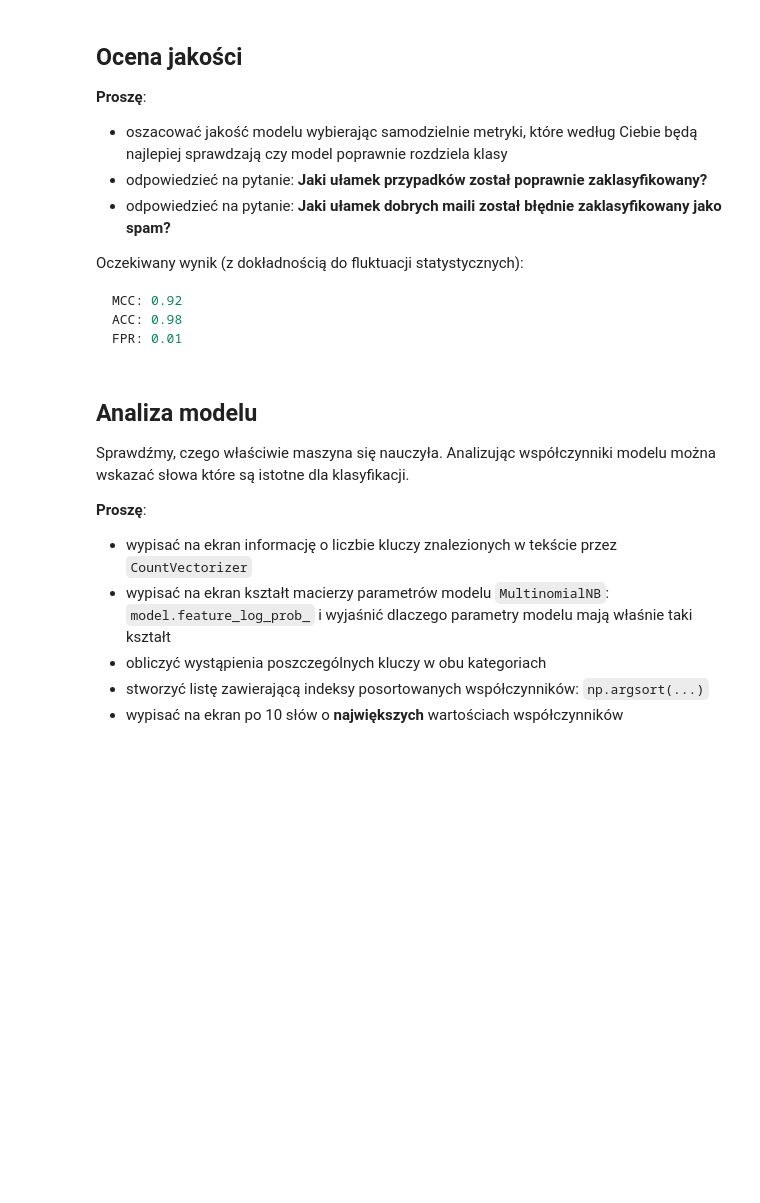
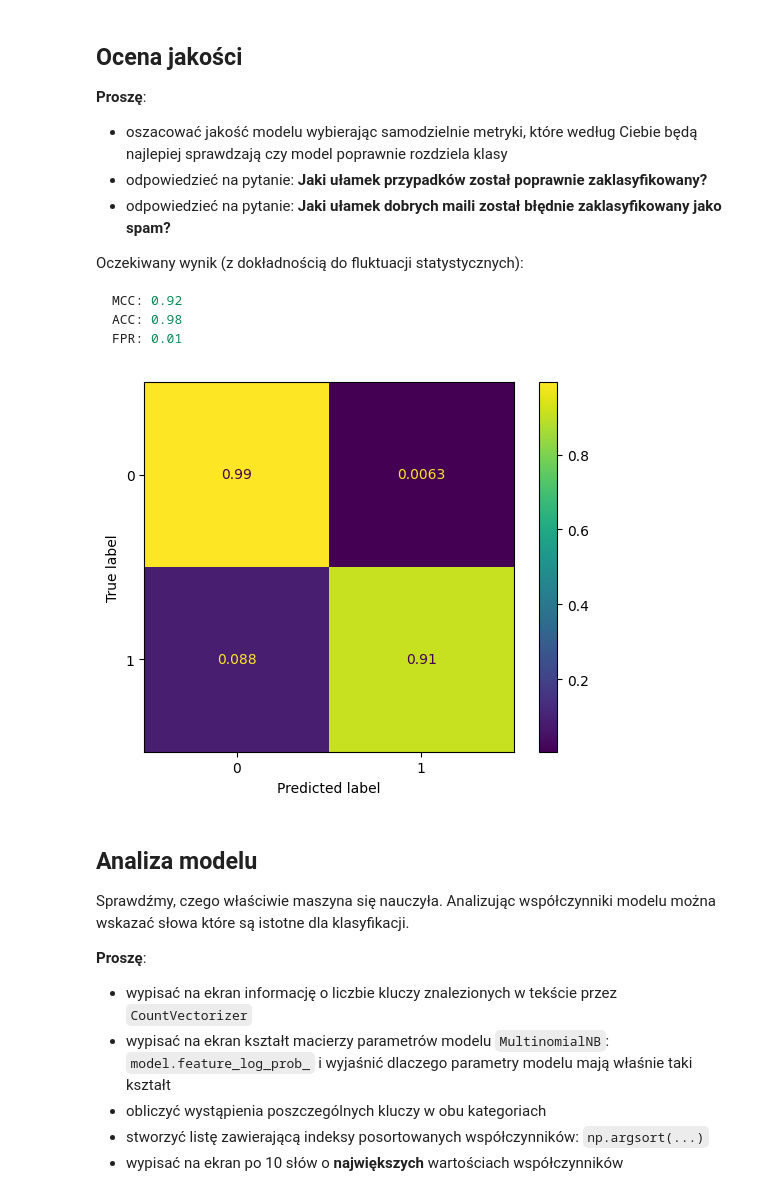
Before and after one commit to m-warda/ML2627, a Jupyter notebook: 06_Klasyfikator_Bayesa_spam.ipynb, the cells around one changed output. Saved outputs shown, nothing was run; the diff lists cells and outputs as text; code cells hidden in the pictures; blank space fills up the shorter version.

```diff
--- a/06_Klasyfikator_Bayesa_spam.ipynb
+++ b/06_Klasyfikator_Bayesa_spam.ipynb
@@ -307,10 +307,14 @@ FPR: 0.01
 # %%
 ...
 
-def printScores(model, X, Y):
-  metrics.CON
+def printScores(model, vect, X, Y):
+  Xprim=vect.transform(X)
+  metrics.ConfusionMatrixDisplay.from_estimator(model,Xprim,Y, normalize="true")
 
-printScores(model, X_test, Y_test);
+
+printScores(model, vect, X_test, y_test);
+# %% [output]
+[figure, added]
 # %% [markdown]
 ## Analiza modelu
 
```
Also changed, not shown: parts of 5 cells of this notebook.
